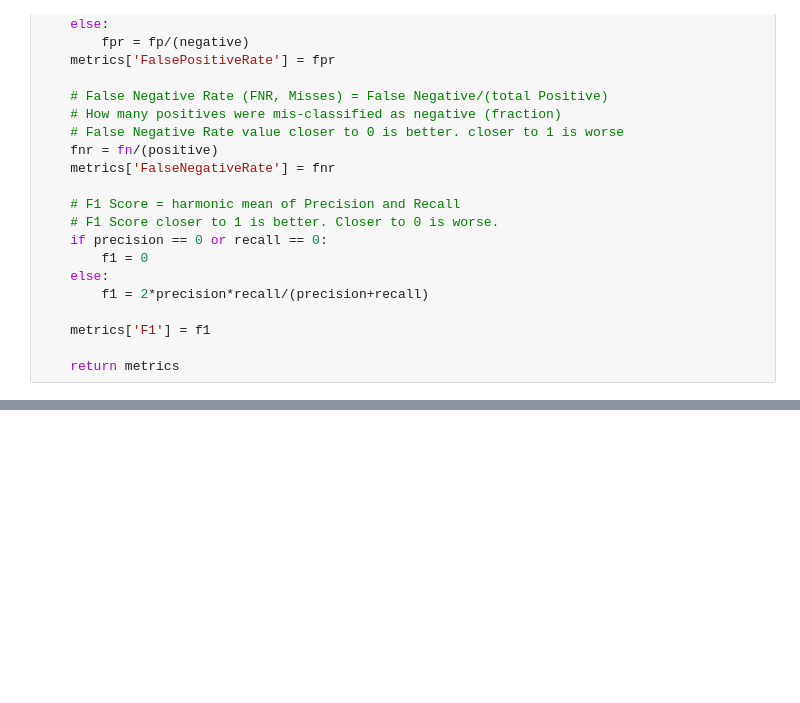
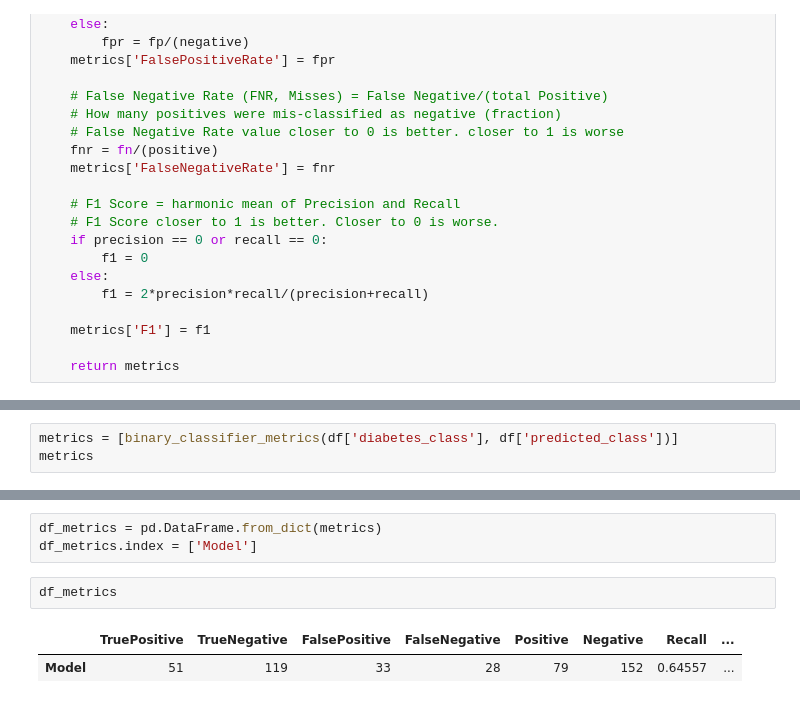
Before and after one commit to saravanankrishnarajan/SageMaker, a Jupyter notebook: xgboost/DiabetesClassification/diabetes_xgboost_localmode.ipynb, the cells around one changed output, grey strips where cells are left out. Cells and saved outputs as stored; diff of their text form; blank space fills up the shorter version.

```diff
--- a/xgboost/DiabetesClassification/diabetes_xgboost_localmode.ipynb
+++ b/xgboost/DiabetesClassification/diabetes_xgboost_localmode.ipynb
@@ -353,0 +412,3 @@ def binary_classifier_metrics(y_true, y_pred):
+# %%
+metrics = [binary_classifier_metrics(df['diabetes_class'], df['predicted_class'])]
+metrics
@@ -353,0 +429,8 @@ def binary_classifier_metrics(y_true, y_pred):
+# %%
+df_metrics = pd.DataFrame.from_dict(metrics)
+df_metrics.index = ['Model']
+# %%
+df_metrics
+# %% [output]
+|  | TruePositive | TrueNegative | FalsePositive | FalseNegative | Positive | Negative | Recall | ... |
+| Model | 51 | 119 | 33 | 28 | 79 | 152 | 0.64557 | ... |
```
Also changed, not shown: parts of 10 cells of this notebook, 1 other file.
